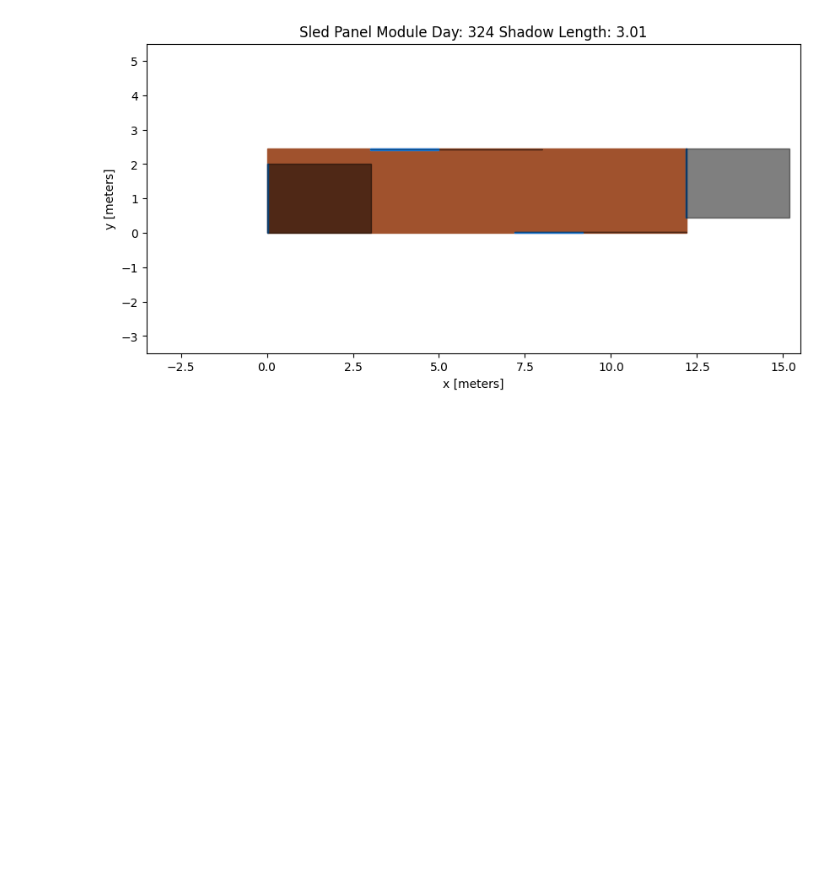
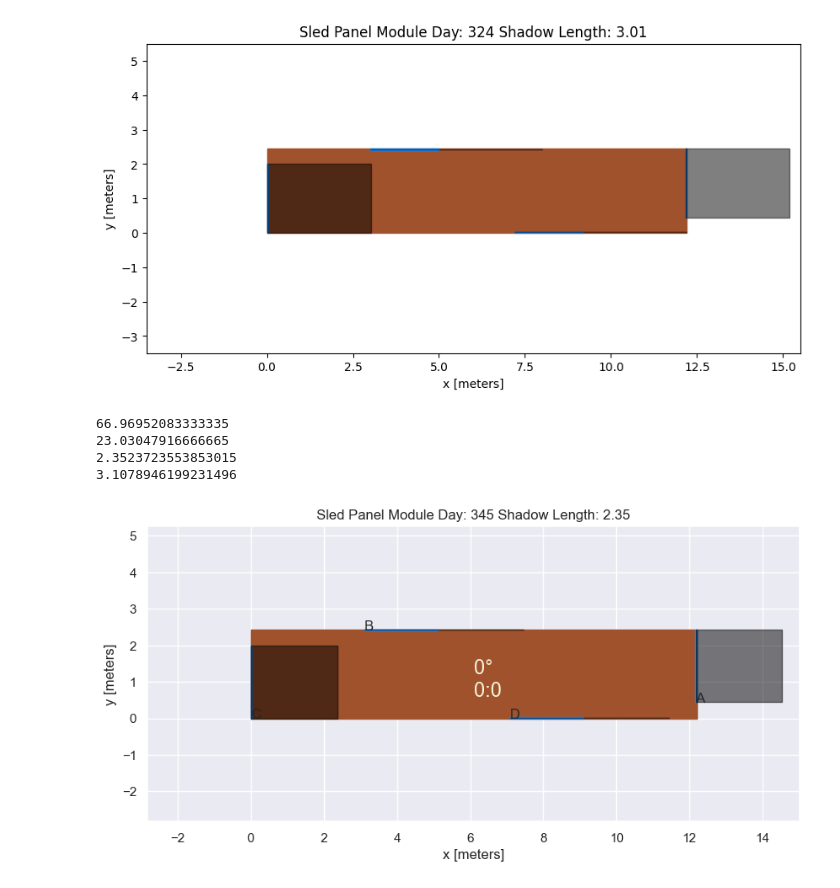
Before and after one commit to Manish-Khanalv1/South-Pole-Data, a Jupyter notebook: Analysis/Model/ArrayDiagrams.ipynb, the cells around one changed output. Saved outputs shown, nothing was run; the diff lists cells and outputs as text; code cells hidden in the pictures; blank space fills up the shorter version.

```diff
--- a/Analysis/Model/ArrayDiagrams.ipynb
+++ b/Analysis/Model/ArrayDiagrams.ipynb
@@ -306,8 +306,8 @@ def Import_NOAA_Data(year, day):
     return NZDTdir_ir,NZDTdiff_ir, NZDTup_ir, NOAA_time, NZDT_Zenith
 
 
-day = 317
-year = 23
+day = 345
+year = 25
 
 direct_irradiance, diffuse_irradiance, upwelling_irradiance, NOAA_time, solar_zenith = Import_NOAA_Data(year,day)
 
@@ -408,33 +408,39 @@ def animate(i):
     ax.text(sled_width/2,sled_height/4,f'{math.floor(i/15)}:{math.floor((np.round(i/15,2)-math.floor(i/15))*60)}', fontsize = 17, color = 'beige')
     sns.set_theme(style = 'darkgrid')
 
     # ax = plt.gca()
 
 
     # return shadow_A, shadow_B, shadow_C, shadow_D
     # ax.add_patch(shadow_A_2)
     # ax.add_patch(shadow_B_1)
     # ax.add_patch(shadow_B_2)
     # ax.add_patch(shadow_C_1)
     # ax.add_patch(shadow_C_2)
     # ax.add_patch(shadow_D_1)
     # ax.add_patch(shadow_D_2)
 
 
 
 
 
 
 # ax.text(-1,-1, f'{sled_width}m', size=20)
 
 plt.axis('scaled')
 # plt.show()
 ani = animation.FuncAnimation(
     fig, animate, interval=1, blit=False, frames = 360)
 writer = animation.PillowWriter(fps=15,
                                 metadata=dict(artist='Me'),
                                 bitrate=1800)
 ani.save('SledArray.gif', writer=writer)
+# %% [output]
+66.96952083333335
+23.03047916666665
+2.3523723553853015
+3.1078946199231496
+[figure, added]
 # %%
 
 import matplotlib.pyplot as plt
```
Also changed, not shown: parts of 8 cells of this notebook, 34 other files.
